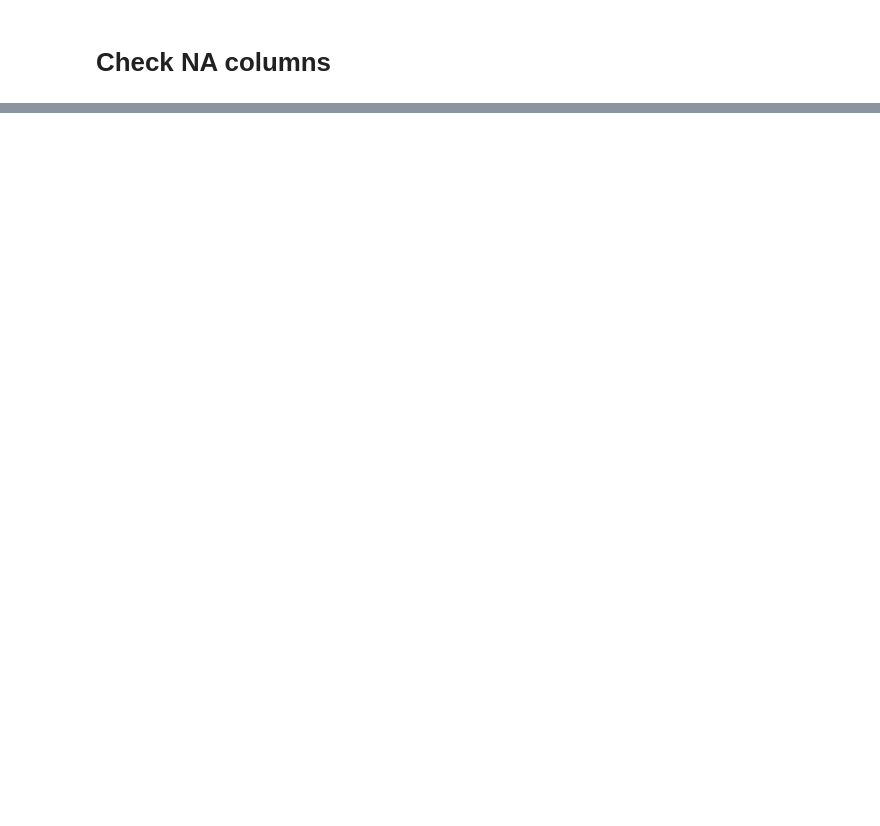
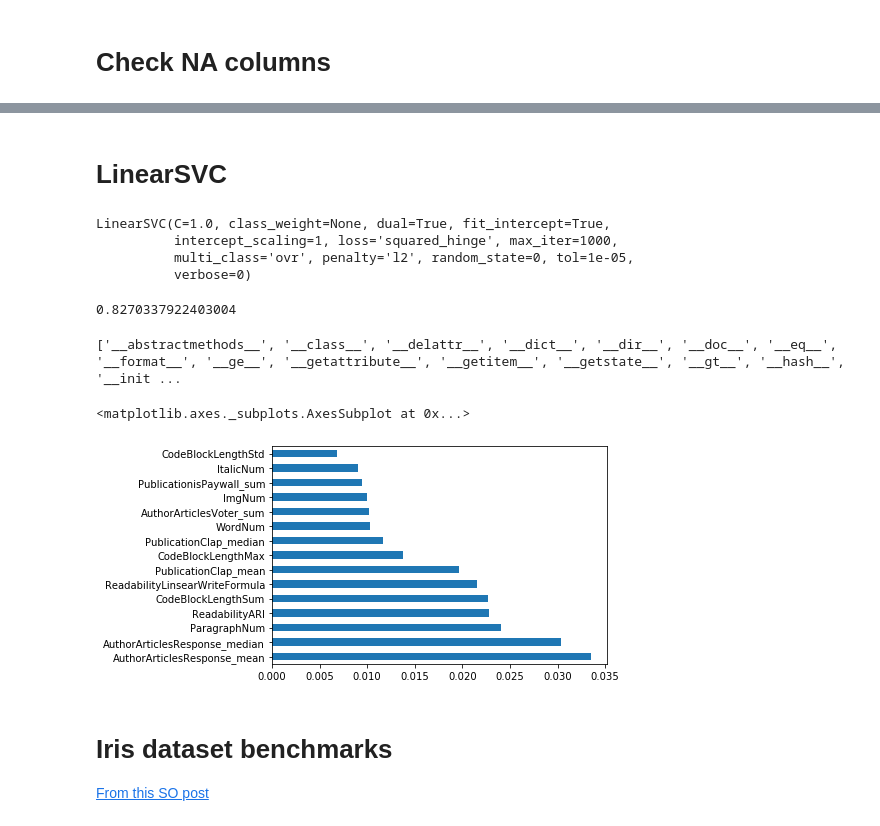
Before and after one commit to leungjch/medium-data-mining, a Jupyter notebook: story_model/model/Story_LinearModel.ipynb, the cells around one changed output, grey strips where cells are left out. Cells and saved outputs as stored; diff of their text form; code cells hidden in the pictures; blank space fills up the shorter version.

```diff
--- a/story_model/model/Story_LinearModel.ipynb
+++ b/story_model/model/Story_LinearModel.ipynb
@@ -50,0 +40,18 @@ Median clap is 1.0
+# %%
+
+# # Sample with balanced data classes
+# # Sample N samples, and select an equal amount of successful and non-successful articles
+# # Note that because there are fewer successful articles than non-successful articles, only a fraction of the initial sample are used
+# # e.g. from a sample of 50,000, we obtain 12,000 successful articles and so we must also have only 12,000 non-successful articles
+sample =  df.sample(10000).groupby('isSuccessful', group_keys=False)
+sample = sample.apply(lambda x: x.sample(sample.size().min()).reset_index(drop=True))
+
+print("Number of successful articles:", len(sample[sample.isSuccessful == False]))
+print("Number of unsuccessful articles:", len(sample[sample.isSuccessful == True]))
+
+# # Make a 80/20 training split
+mask = np.random.rand(len(sample)) < 0.8
+train = sample[mask]
+test = sample[~mask]
+
+print("Median clap count of training set", train['ClapCount_Story'].median())
@@ -175,9 +200,9 @@ import numpy as np
 from sklearn.linear_model import SGDClassifier
 from sklearn.preprocessing import StandardScaler
 from sklearn.pipeline import make_pipeline
-# Always scale the input. The most convenient way is to use a pipeline.
+
 clf = make_pipeline(StandardScaler(),
-                    SGDClassifier(max_iter=1000, tol=1e-3))
+                    SGDClassifier(max_iter=1000, tol=1e-3, n_jobs=-1))
 clf.fit(xTrain, yTrain)
 # %% [output]
 Pipeline(memory=None,
@@ -219,0 +240,29 @@ Truth Counter({False: 3358343, True: 1419818})
+# %% [markdown]
+# LinearSVC
+# %%
+from sklearn.svm import LinearSVC
+from sklearn.pipeline import make_pipeline
+from sklearn.preprocessing import StandardScaler
+from sklearn.datasets import make_classification
+
+clf = make_pipeline(StandardScaler(),
+                    LinearSVC(random_state=0, tol=1e-5))
+s = LinearSVC(random_state=0, tol=1e-5)
+s.fit(xTrain,yTrain)
+
+fit = clf.fit(xTrain, yTrain)
+clf.score(xTrain,yTrain)
+print(dir(clf))
+pd.Series(s.coef_[0], index=features).nlargest(15).plot(kind='barh')
+# %% [output]
+LinearSVC(C=1.0, class_weight=None, dual=True, fit_intercept=True,
+          intercept_scaling=1, loss='squared_hinge', max_iter=1000,
+          multi_class='ovr', penalty='l2', random_state=0, tol=1e-05,
+          verbose=0)
+0.8270337922403004
+['__abstractmethods__', '__class__', '__delattr__', '__dict__', '__dir__', '__doc__', '__eq__', '__format__', '__ge__', '__getattribute__', '__getitem__', '__getstate__', '__gt__', '__hash__', '__init ...
+<matplotlib.axes._subplots.AxesSubplot at 0x...>
+[figure, added]
+# %% [markdown]
+# Iris dataset benchmarks
+[From this SO post](https://stackoverflow.com/a/32025662)
```
Also changed, not shown: parts of 32 cells of this notebook, 4 other files.
